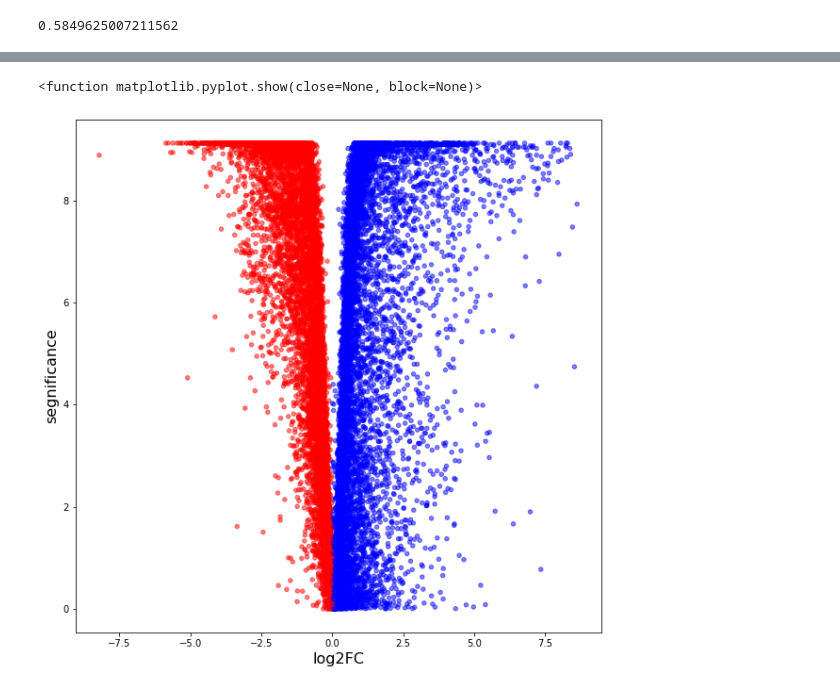
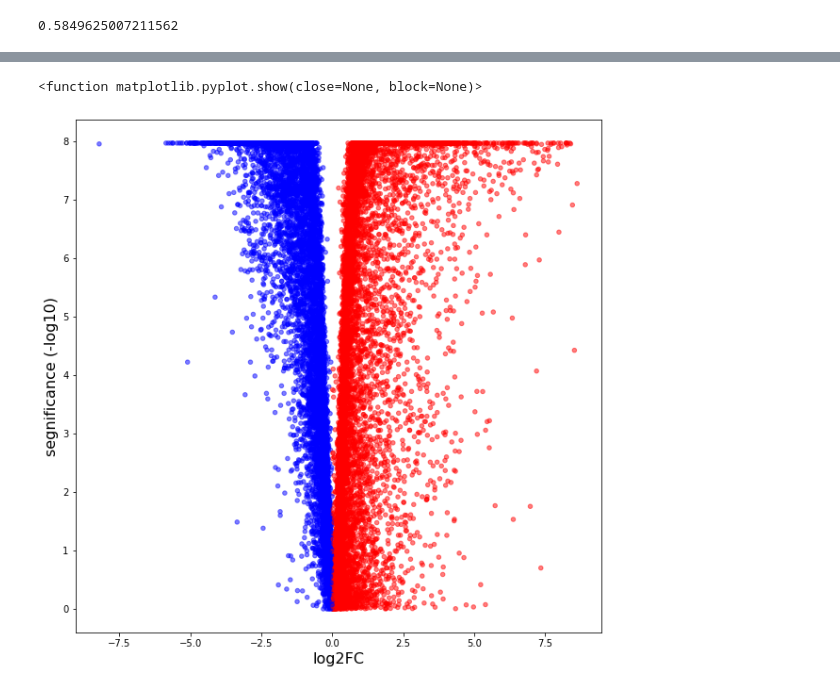
Before and after one commit to FatmaGad25/Bioinformatics_Final_project, a Jupyter notebook: FOLD_CHANGE.ipynb, the cells around one changed output, grey strips where cells are left out. Cells and saved outputs as stored; diff of their text form; code cells hidden in the pictures.

```diff
--- a/FOLD_CHANGE.ipynb
+++ b/FOLD_CHANGE.ipynb
@@ -186,3 +184,5 @@ arr=np.array(FC['over expressed'])
 # %%
-FC['over expressed'].sum()
+FC.loc[FC['segnificant'] ==1, 'expressed'] = 'expressed'
+FC.loc[FC['segnificant'] ==0 , 'expressed'] = 'not expressed'
+FC
 # %% [output]
@@ -212,0 +202,8 @@ for i in range(len(arr)):
+# %%
+def f(x):
+    if x['log2FC'] > 0 and x['expressed'] == 'expressed': return 'over expressed'
+    elif x['log2FC'] < 0 and x['expressed'] == 'expressed': return 'under expressed'
+    else: return 'not expressed'
+
+FC['expressed'] = FC.apply(f, axis=1)
+FC
@@ -214,9 +225,9 @@ for i in range(len(arr)):
 cc=['r']*len(FC['log2FC'])
 for n,val in enumerate(FC['log2FC']):
     if val<0:
-        cc[n]='g'
+        cc[n]='b'
     elif val>=0:
-        cc[n]='b'
+        cc[n]='r'
 # %%
 plt.figure(figsize=(20,10))
 plt.bar(FC["Hugo_Symbol"],FC['log2FC'],color=cc)
@@ -239,3 +243,3 @@ paired['p'].min()
 # %%
-FC['segnificance']=-np.log10(paired['p'])
+FC['segnificance (-log10)']=-np.log10(paired['fdr'])
 # %%
@@ -256,10 +268,10 @@ Name: segnificance, Length: 17275, dtype: float64
 # %%
 plt.figure(figsize=(10,10))
-plt.scatter(FC['log2FC'], FC['segnificance'], c =cc, alpha=0.5, s=20)
+plt.scatter(FC['log2FC'], FC['segnificance (-log10)'], c =cc, alpha=0.5, s=20)
 plt.xlabel('log2FC', fontsize=16)
-plt.ylabel('segnificance', fontsize=16)
+plt.ylabel('segnificance (-log10)', fontsize=16)
 plt.show
 # %% [output]
 <function matplotlib.pyplot.show(close=None, block=None)>
-[figure, old version]
+[figure, new version]
 # %%
```
Also changed, not shown: parts of 19 cells of this notebook, 2 other files.
